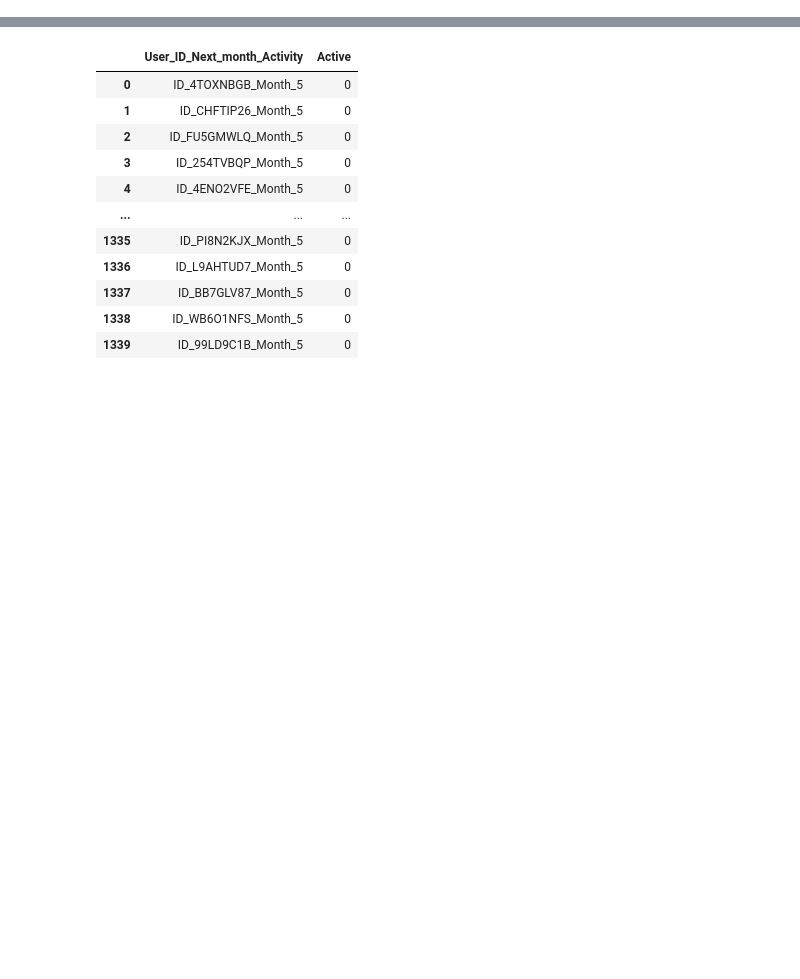
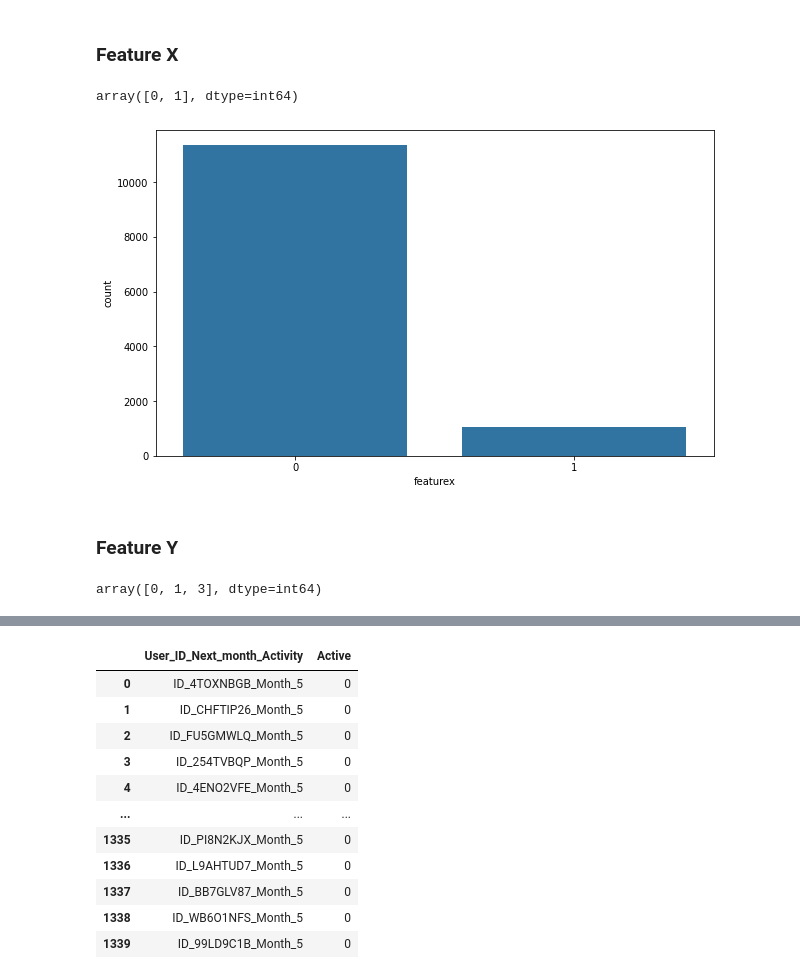
Before and after one commit to BochaberiDaisy/Zindi-New-User-Engagement-Prediction-Challenge, a Jupyter notebook: EDA.ipynb, the cells around one changed output, grey strips where cells are left out. Drawn from its saved outputs; the diff is of its cells as text; code cells hidden in the pictures; blank space fills up the shorter version.

```diff
--- a/EDA.ipynb
+++ b/EDA.ipynb
@@ -8,0 +67,3 @@ sample = pd.read_csv("SampleSubmission.csv")
+# %%
+users1=users.copy()
+users1
@@ -8,0 +103,21 @@ sample = pd.read_csv("SampleSubmission.csv")
+# %% [markdown]
+### Feature X
+# %%
+users1.featurex.unique()
+# %% [output]
+array([0, 1], dtype=int64)
+# %%
+def countplot(df,col):
+    base_color=sb.color_palette()[0]
+    plt.figure(figsize=(10,6))
+    sb.countplot(data = df,x=col,color=base_color)
+# %%
+countplot(users1,'featurex')
+# %% [output]
+[figure, added]
+# %% [markdown]
+### Feature Y
+# %%
+users1.featurey.unique()
+# %% [output]
+array([0, 1, 3], dtype=int64)
```
Also changed, not shown: parts of 31 cells of this notebook.
